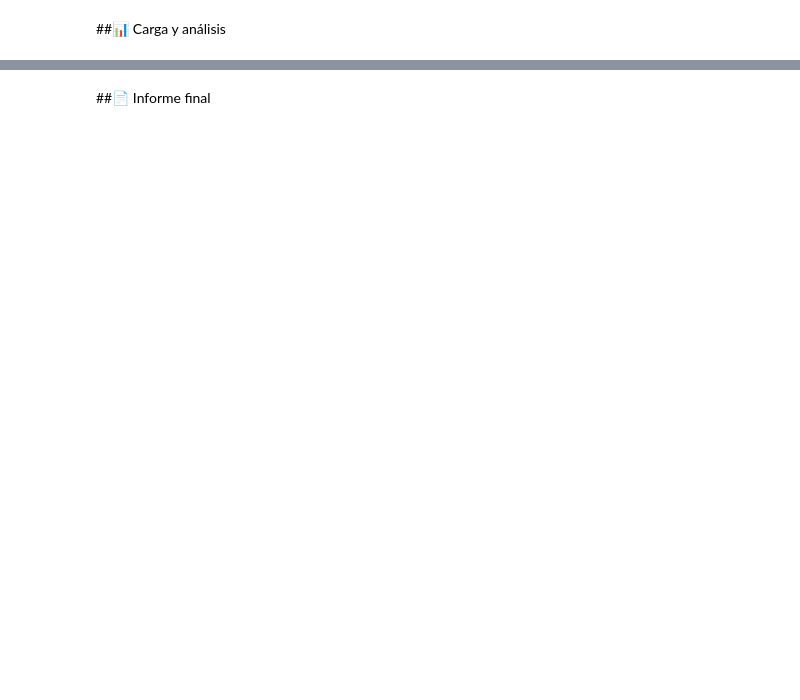
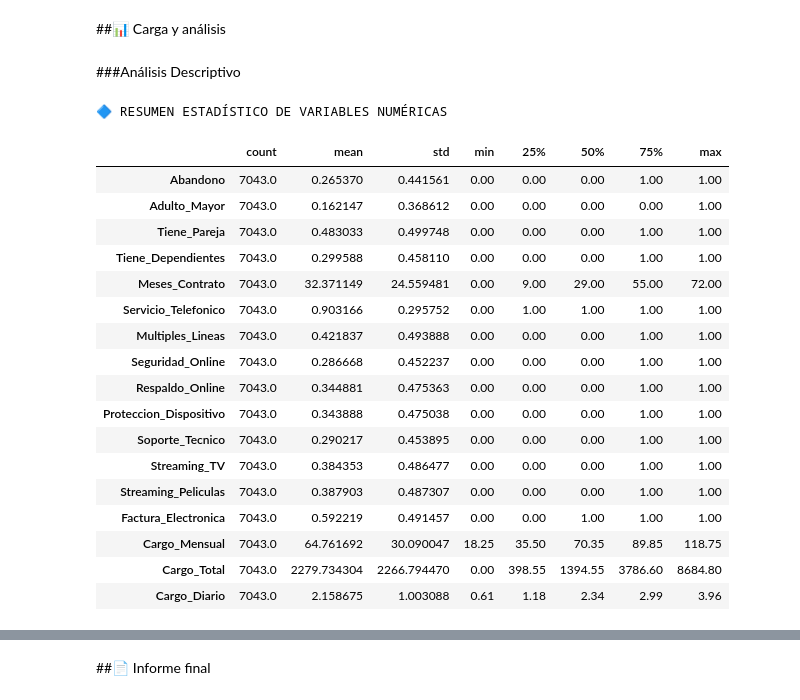
Before and after one commit to AenimaLabs/TelecomX, a Jupyter notebook: TelecomX.ipynb, the cells around one changed output, grey strips where cells are left out. Saved outputs shown, nothing was run; the diff lists cells and outputs as text; code cells hidden in the pictures; blank space fills up the shorter version.

```diff
--- a/TelecomX.ipynb
+++ b/TelecomX.ipynb
@@ -388,0 +414,32 @@ dtype: object
+# %%
+# Ejemplo: Traducir tipo de contrato
+contrato_map = {
+    'Month-to-month': 'Mes a mes',
+    'One year': 'Un año',
+    'Two year': 'Dos años'
+}
+df['Tipo_Contrato'] = df['Tipo_Contrato'].map(contrato_map)
+
+# Servicio de internet
+internet_map = {
+    'Fiber optic': 'Fibra Óptica',
+    'DSL': 'DSL',
+    'No': 'Sin Internet'
+}
+df['Servicio_Internet'] = df['Servicio_Internet'].map(internet_map)
+
+# Método de pago (opcional)
+pago_map = {
+    'Electronic check': 'Cheque electrónico',
+    'Mailed check': 'Cheque por correo',
+    'Bank transfer (automatic)': 'Transferencia bancaria',
+    'Credit card (automatic)': 'Tarjeta de crédito'
+}
+df['Metodo_Pago'] = df['Metodo_Pago'].map(pago_map)
+
+#Genero
+genero_map = {
+    'Female': 'Femenino',
+    'Male': 'Masculino'
+}
+df['Genero'] = df['Genero'].map(genero_map)
@@ -389,2 +481,27 @@ dtype: object
 # %% [markdown]
 ##📊 Carga y análisis
+# %% [markdown]
+###Análisis Descriptivo
+# %%
+print("🔷 RESUMEN ESTADÍSTICO DE VARIABLES NUMÉRICAS")
+df.describe().T
+# %% [output]
+🔷 RESUMEN ESTADÍSTICO DE VARIABLES NUMÉRICAS
+|  | count | mean | std | min | 25% | 50% | 75% | max |
+| Abandono | 7043.0 | 0.265370 | 0.441561 | 0.00 | 0.00 | 0.00 | 1.00 | 1.00 |
+| Adulto_Mayor | 7043.0 | 0.162147 | 0.368612 | 0.00 | 0.00 | 0.00 | 0.00 | 1.00 |
+| Tiene_Pareja | 7043.0 | 0.483033 | 0.499748 | 0.00 | 0.00 | 0.00 | 1.00 | 1.00 |
+| Tiene_Dependientes | 7043.0 | 0.299588 | 0.458110 | 0.00 | 0.00 | 0.00 | 1.00 | 1.00 |
+| Meses_Contrato | 7043.0 | 32.371149 | 24.559481 | 0.00 | 9.00 | 29.00 | 55.00 | 72.00 |
+| Servicio_Telefonico | 7043.0 | 0.903166 | 0.295752 | 0.00 | 1.00 | 1.00 | 1.00 | 1.00 |
+| Multiples_Lineas | 7043.0 | 0.421837 | 0.493888 | 0.00 | 0.00 | 0.00 | 1.00 | 1.00 |
+| Seguridad_Online | 7043.0 | 0.286668 | 0.452237 | 0.00 | 0.00 | 0.00 | 1.00 | 1.00 |
+| Respaldo_Online | 7043.0 | 0.344881 | 0.475363 | 0.00 | 0.00 | 0.00 | 1.00 | 1.00 |
+| Proteccion_Dispositivo | 7043.0 | 0.343888 | 0.475038 | 0.00 | 0.00 | 0.00 | 1.00 | 1.00 |
+| Soporte_Tecnico | 7043.0 | 0.290217 | 0.453895 | 0.00 | 0.00 | 0.00 | 1.00 | 1.00 |
+| Streaming_TV | 7043.0 | 0.384353 | 0.486477 | 0.00 | 0.00 | 0.00 | 1.00 | 1.00 |
+| Streaming_Peliculas | 7043.0 | 0.387903 | 0.487307 | 0.00 | 0.00 | 0.00 | 1.00 | 1.00 |
+| Factura_Electronica | 7043.0 | 0.592219 | 0.491457 | 0.00 | 0.00 | 1.00 | 1.00 | 1.00 |
+| Cargo_Mensual | 7043.0 | 64.761692 | 30.090047 | 18.25 | 35.50 | 70.35 | 89.85 | 118.75 |
+| Cargo_Total | 7043.0 | 2279.734304 | 2266.794470 | 0.00 | 398.55 | 1394.55 | 3786.60 | 8684.80 |
+| Cargo_Diario | 7043.0 | 2.158675 | 1.003088 | 0.61 | 1.18 | 2.34 | 2.99 | 3.96 |
```
Also changed, not shown: parts of 15 cells of this notebook.
